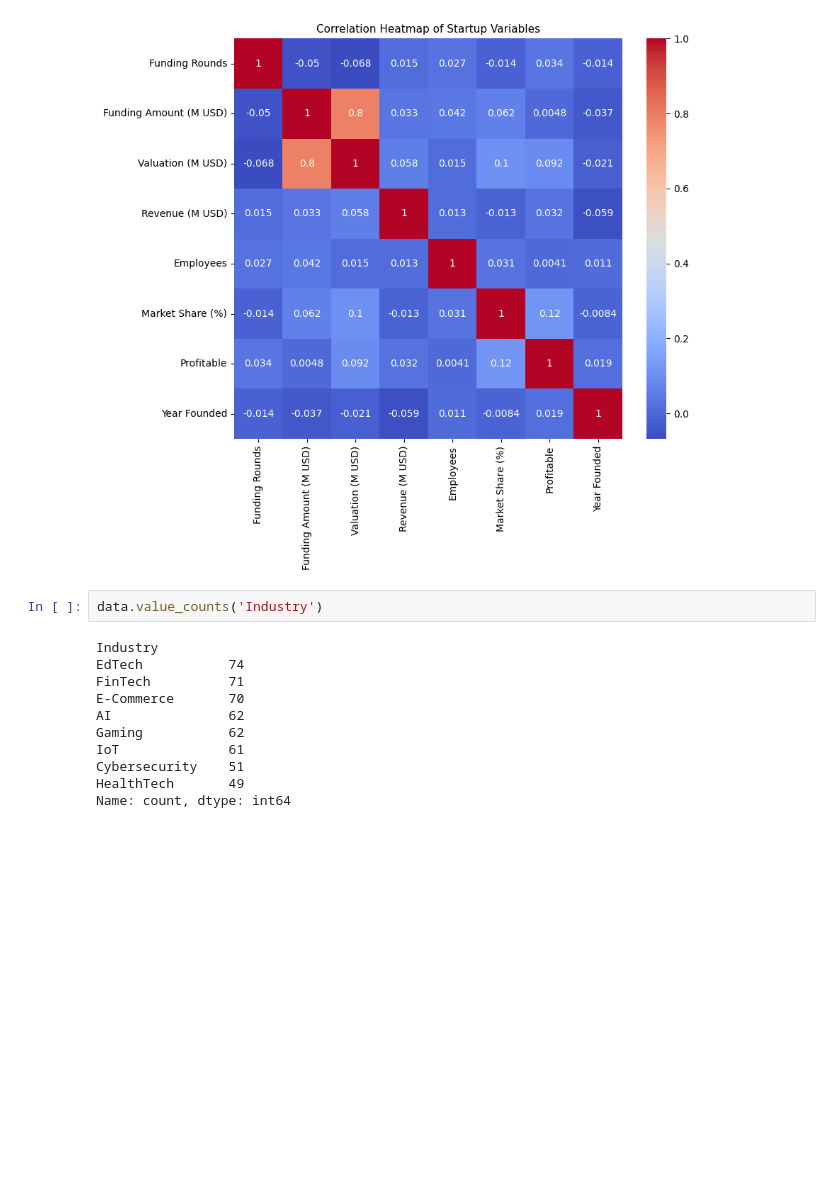
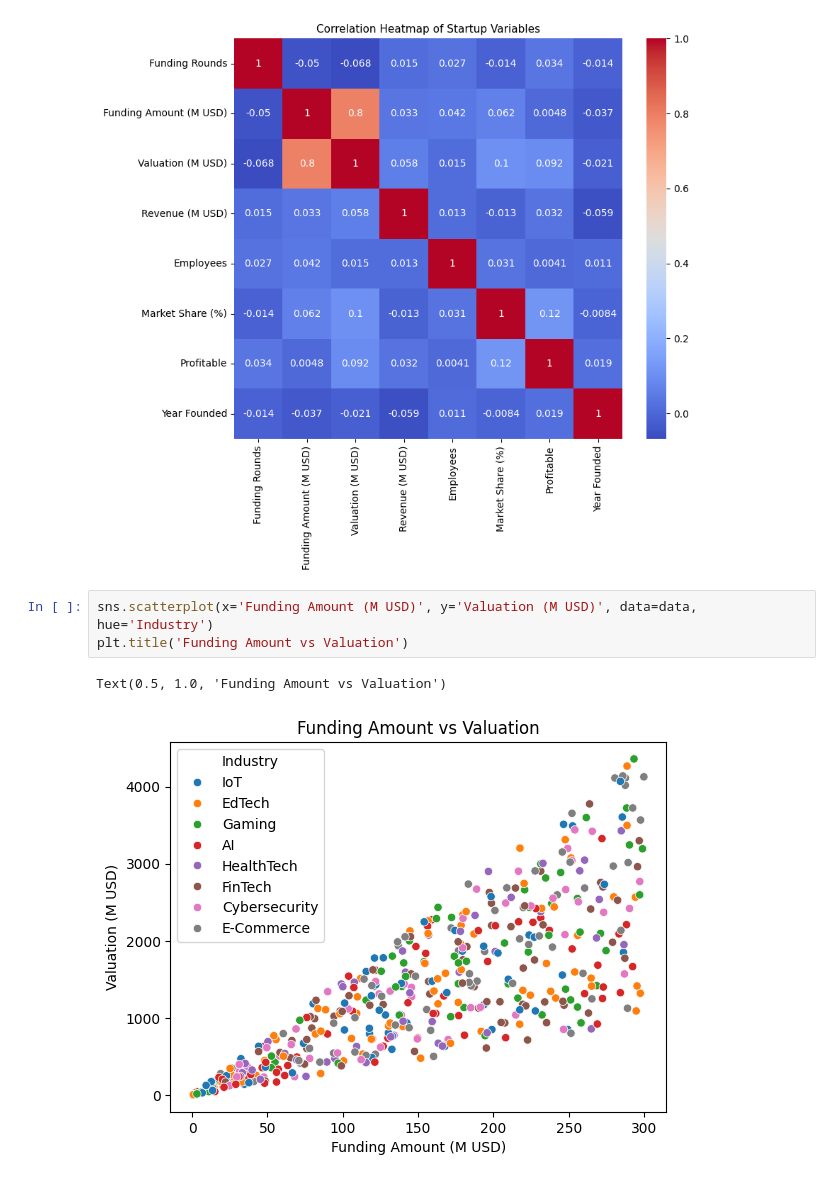
Before and after one commit to coDickerson/JCPproject, a Jupyter notebook: main.ipynb, the cells around one changed output. Cells and saved outputs as stored; diff of their text form; blank space fills up the shorter version.

Commit message:
Adding graphs

```diff
--- a/main.ipynb
+++ b/main.ipynb
@@ -65,15 +65,8 @@ plt.show()
 # %% [output]
 [figure]
 # %%
-data.value_counts('Industry')
+sns.scatterplot(x='Funding Amount (M USD)', y='Valuation (M USD)', data=data, hue='Industry')
+plt.title('Funding Amount vs Valuation')
 # %% [output]
-Industry
-EdTech           74
-FinTech          71
-E-Commerce       70
-AI               62
-Gaming           62
-IoT              61
-Cybersecurity    51
-HealthTech       49
-Name: count, dtype: int64
+Text(0.5, 1.0, 'Funding Amount vs Valuation')
+[figure, added]
```
Also changed, not shown: parts of 1 cell of this notebook, 1 other file.
